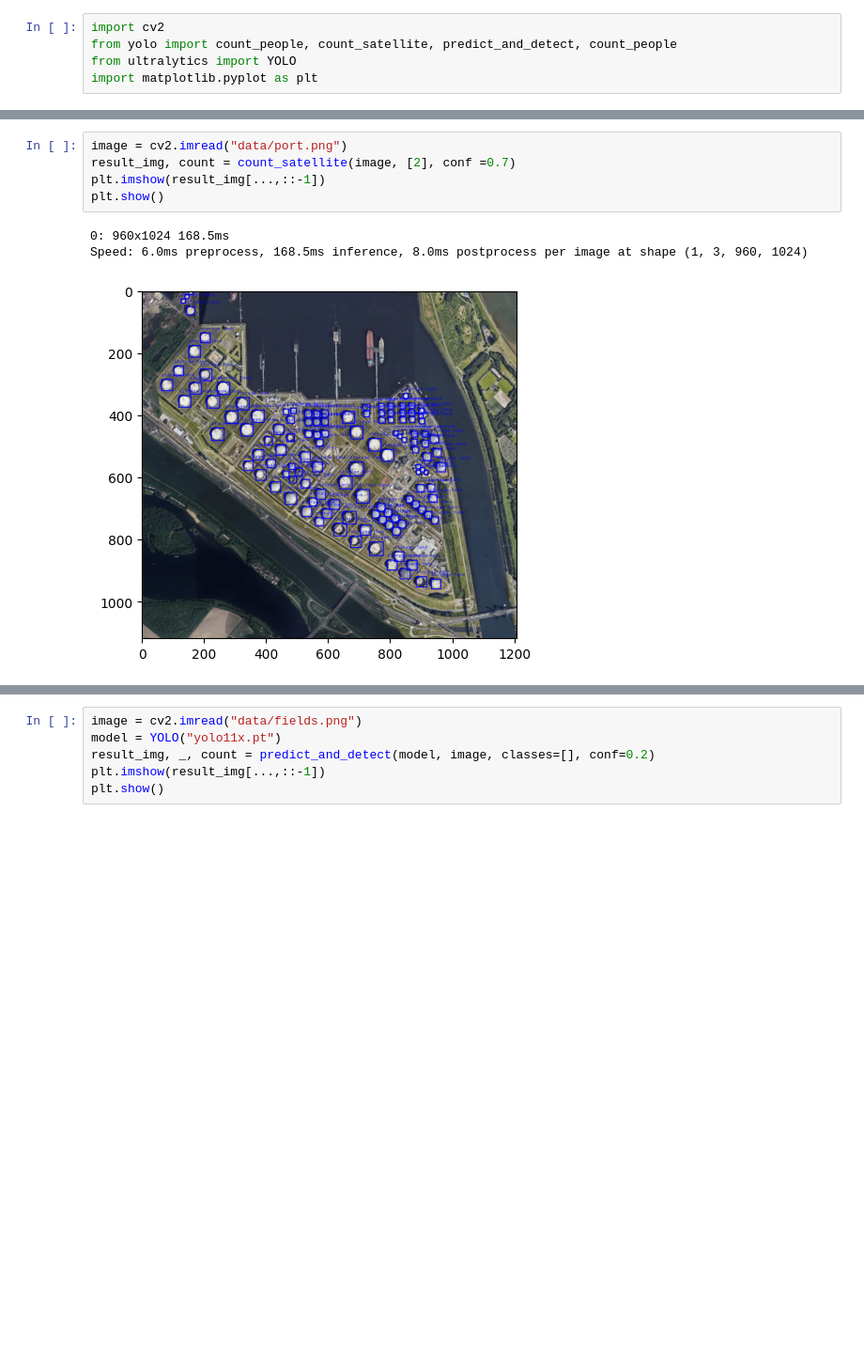
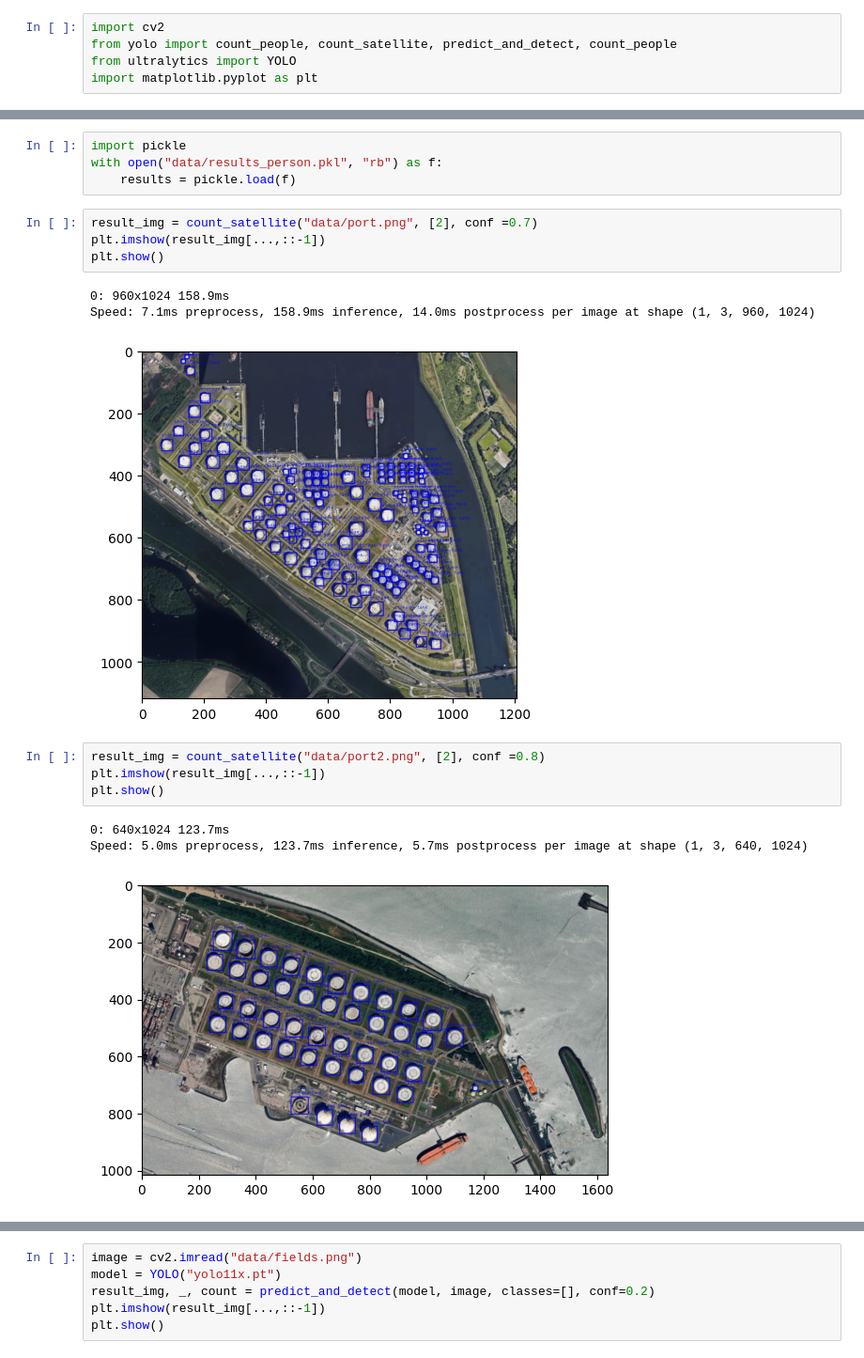
Before and after one commit to wesleymth/Lauzhack-2024-Counting-Stuff, a Jupyter notebook: yolo.ipynb, the cells around one changed output, grey strips where cells are left out. Shown at 94% size. Cells and saved outputs as stored; diff of their text form; blank space fills up the shorter version.

```diff
--- a/yolo.ipynb
+++ b/yolo.ipynb
@@ -14,10 +13,21 @@ Speed: 3.0ms preprocess, 581.8ms inference, 2.0ms postprocess per image at shape
 [figure]
+# %%
+import pickle
+with open("data/results_person.pkl", "rb") as f:
+    results = pickle.load(f)
 # %%
-image = cv2.imread("data/port.png")
-result_img, count = count_satellite(image, [2], conf =0.7)
+result_img = count_satellite("data/port.png", [2], conf =0.7)
 plt.imshow(result_img[...,::-1])
 plt.show()
 # %% [output]
-0: 960x1024 168.5ms
-Speed: 6.0ms preprocess, 168.5ms inference, 8.0ms postprocess per image at shape (1, 3, 960, 1024)
+0: 960x1024 158.9ms
+Speed: 7.1ms preprocess, 158.9ms inference, 14.0ms postprocess per image at shape (1, 3, 960, 1024)
 [figure]
+# %%
+result_img = count_satellite("data/port2.png", [2], conf =0.8)
+plt.imshow(result_img[...,::-1])
+plt.show()
+# %% [output]
+0: 640x1024 123.7ms
+Speed: 5.0ms preprocess, 123.7ms inference, 5.7ms postprocess per image at shape (1, 3, 640, 1024)
+[figure, added]
```
Also changed, not shown: parts of 9 cells of this notebook, 1 other file.
